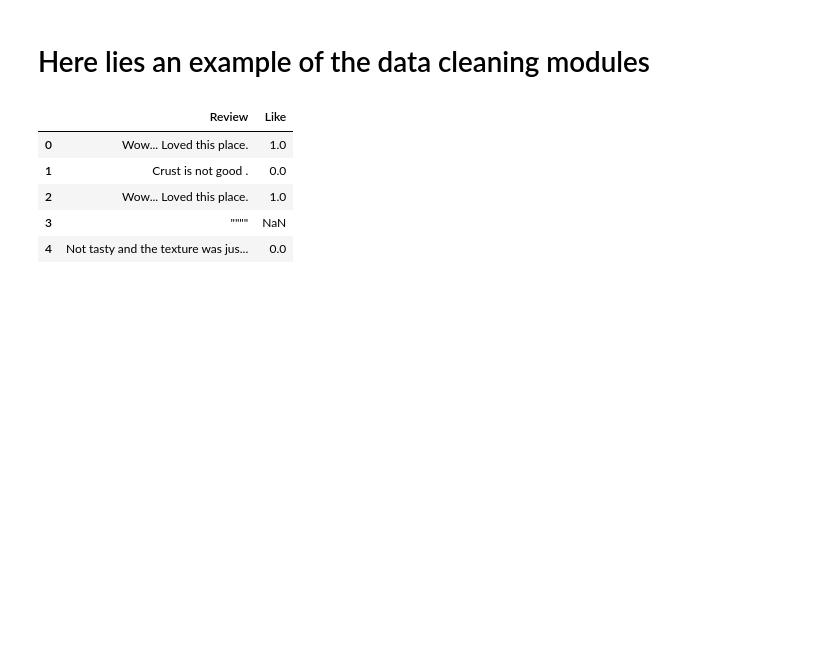
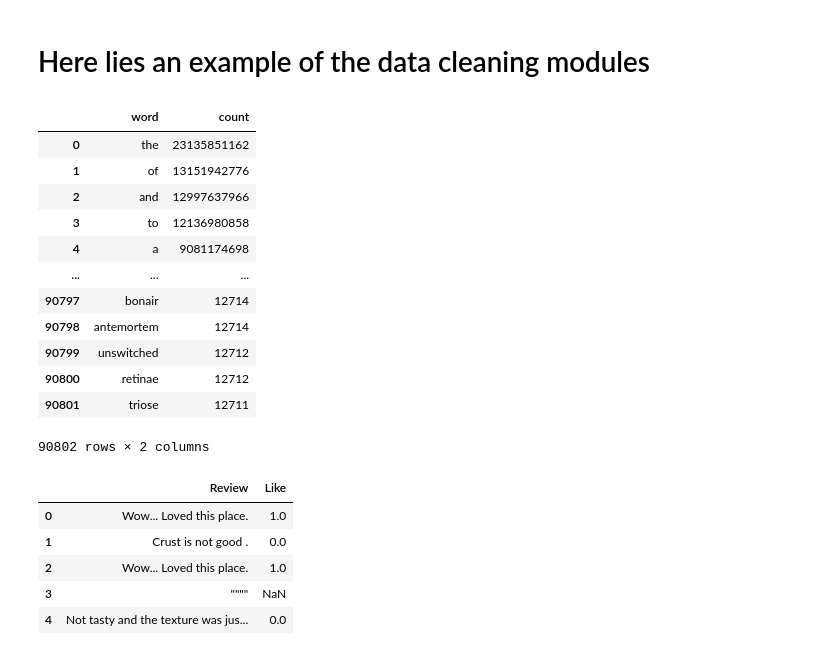
Before and after one commit to Thomas-Kulch/text_data_toolkit, a Jupyter notebook: eda/EDA Restaurant Reviews.ipynb, the cells around one changed output. Drawn from its saved outputs; the diff is of its cells as text; code cells hidden in the pictures; blank space fills up the shorter version.

```diff
--- a/eda/EDA Restaurant Reviews.ipynb
+++ b/eda/EDA Restaurant Reviews.ipynb
@@ -21,4 +23,31 @@ files = ['../data/Restaurant_Reviews_Test.tsv',
 dfs = clean.load_text_to_df(files, columns = ["Review", "Like"], line_length = 2)
+# %%
+test = ["../data/unigram_freq.csv", "../data/words_alpha.txt"]
+df2 = clean.load_text_to_df(test, line_length = 1)
+df_unigram = df2['unigram_freq']
+df_words = df2['words_alpha']
+
+
+df_words = df_words.rename(columns={"Column 0": "word" })
+
+df_words.head()
+
+filtered_df = pd.merge(df_unigram, df_words, on='word', how='inner')
+display(filtered_df)
+# %% [output]
+|  | word | count |
+| 0 | the | 23135851162 |
+| 1 | of | 13151942776 |
+| 2 | and | 12997637966 |
+| 3 | to | 12136980858 |
+| 4 | a | 9081174698 |
+| ... | ... | ... |
+| 90797 | bonair | 12714 |
+| 90798 | antemortem | 12714 |
+| 90799 | unswitched | 12712 |
+| 90800 | retinae | 12712 |
+| 90801 | triose | 12711 |
+90802 rows × 2 columns
 # %%
 df_tsv = dfs['Restaurant_Reviews_Test']
 df_tsv.head()
```
Also changed, not shown: parts of 2 cells of this notebook, 7 other files.
